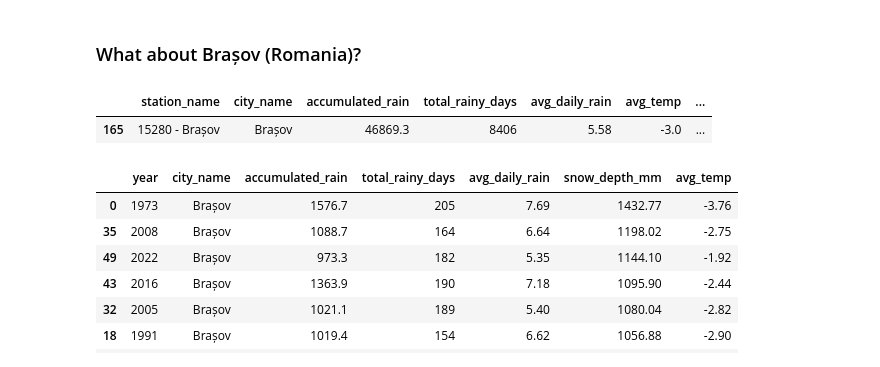
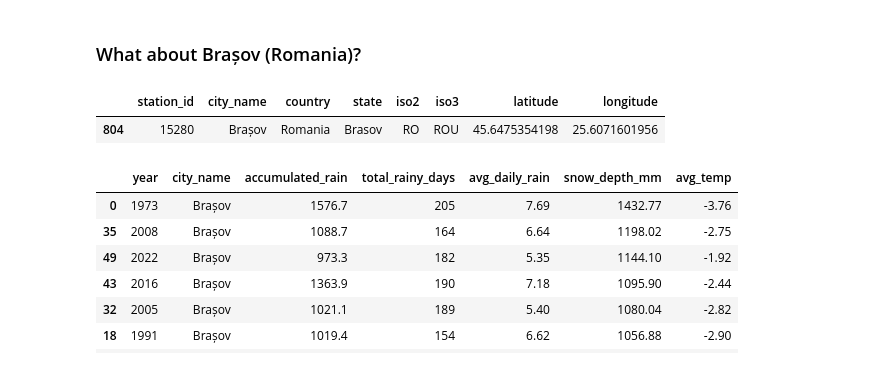
Before and after one commit to arnauog/weather, a Jupyter notebook: Project II - Weather.ipynb, the cells around one changed output. Drawn from its saved outputs; the diff is of its cells as text; code cells hidden in the pictures.

```diff
--- a/Project II - Weather.ipynb
+++ b/Project II - Weather.ipynb
@@ -2264,10 +1986,10 @@ dfraintemp[dfraintemp['city_name']=='Petropavlovsk-Kamchatsky']
 # %% [markdown]
 ### What about Brașov (Romania)?
 # %%
-dfraintemp[dfraintemp['city_name']=='Brașov']
+dfcities[dfcities['city_name']=='Brașov']
 # %% [output]
-|  | station_name | city_name | accumulated_rain | total_rainy_days | avg_daily_rain | avg_temp | ... |
-| 165 | 15280 - Brașov | Brașov | 46869.3 | 8406 | 5.58 | -3.0 | ... |
+|  | station_id | city_name | country | state | iso2 | iso3 | latitude | longitude |
+| 804 | 15280 | Brașov | Romania | Brasov | RO | ROU | 45.6475354198 | 25.6071601956 |
 # %%
 (dfdailyweather[['station_name', 'city_name', 'year', 'precipitation_mm', 'avg_temp_c', 'snow_depth_mm']]
 .query("year > 1972 & year < 2023 & precipitation_mm > 0 & city_name == 'Brașov'")).groupby(['year']).agg(city_name=('city_name', 'max')
```
Also changed, not shown: parts of 100 cells of this notebook, 2 other files.
